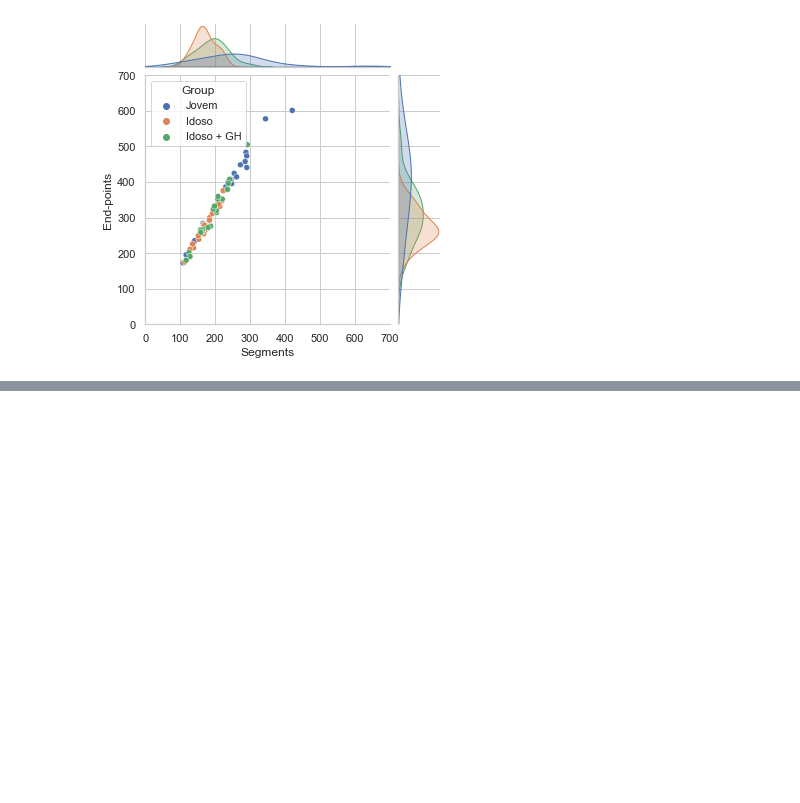
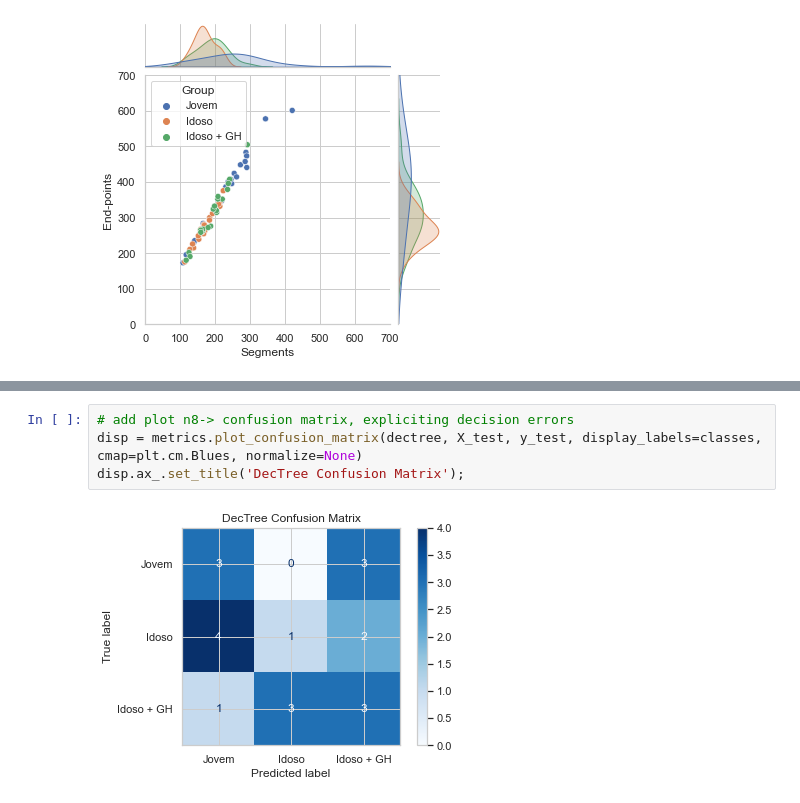
Before and after one commit to marinalemosc/prog_microglia, a Jupyter notebook: prog_microglia.ipynb, the cells around one changed output, grey strips where cells are left out. Saved outputs shown, nothing was run; the diff lists cells and outputs as text; blank space fills up the shorter version.

```diff
--- a/prog_microglia.ipynb
+++ b/prog_microglia.ipynb
@@ -85,0 +122,6 @@ plot.ax_marg_y.set_ylim(0, 700)
+# %%
+# add plot n8-> confusion matrix, expliciting decision errors
+disp = metrics.plot_confusion_matrix(dectree, X_test, y_test, display_labels=classes, cmap=plt.cm.Blues, normalize=None)
+disp.ax_.set_title('DecTree Confusion Matrix');
+# %% [output]
+[figure, added]
```
Also changed, not shown: parts of 4 cells of this notebook.
